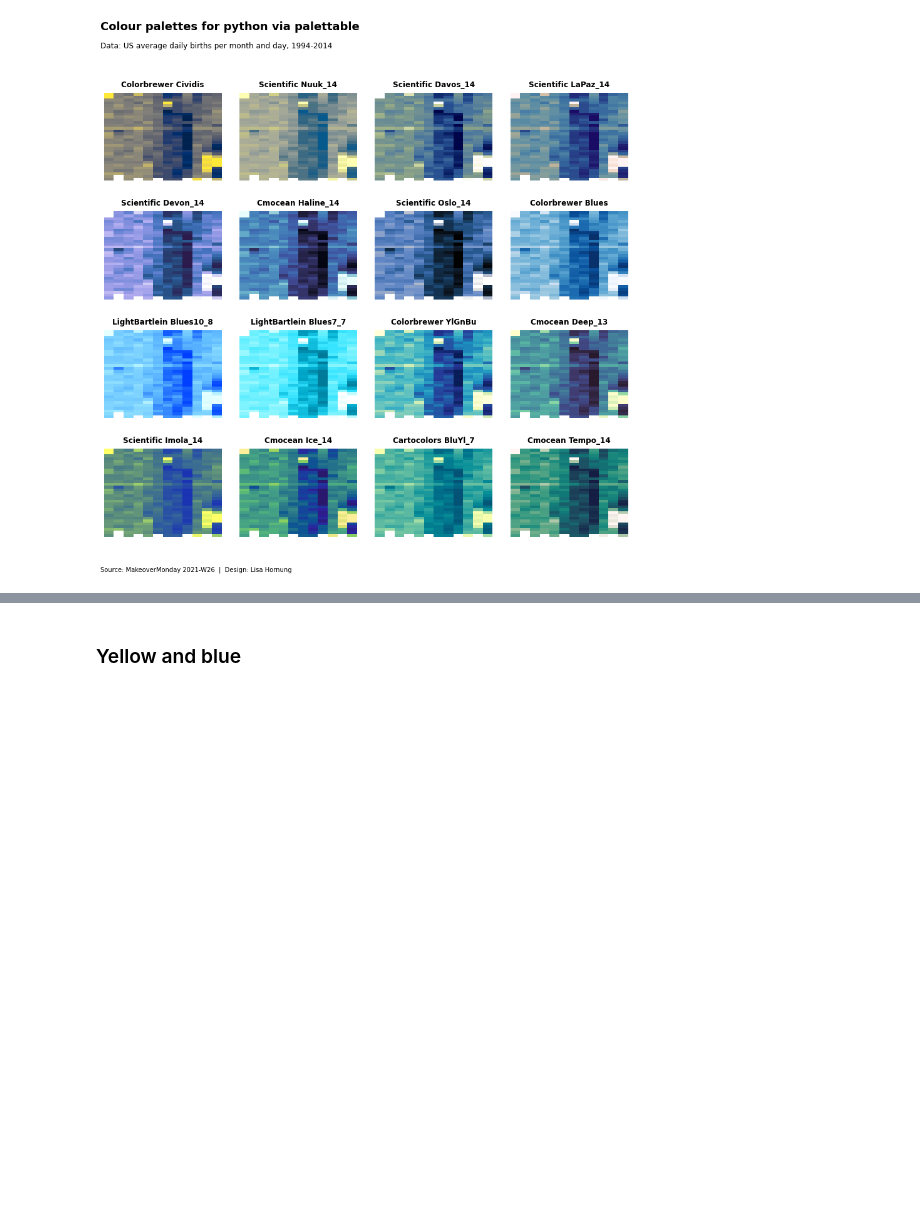
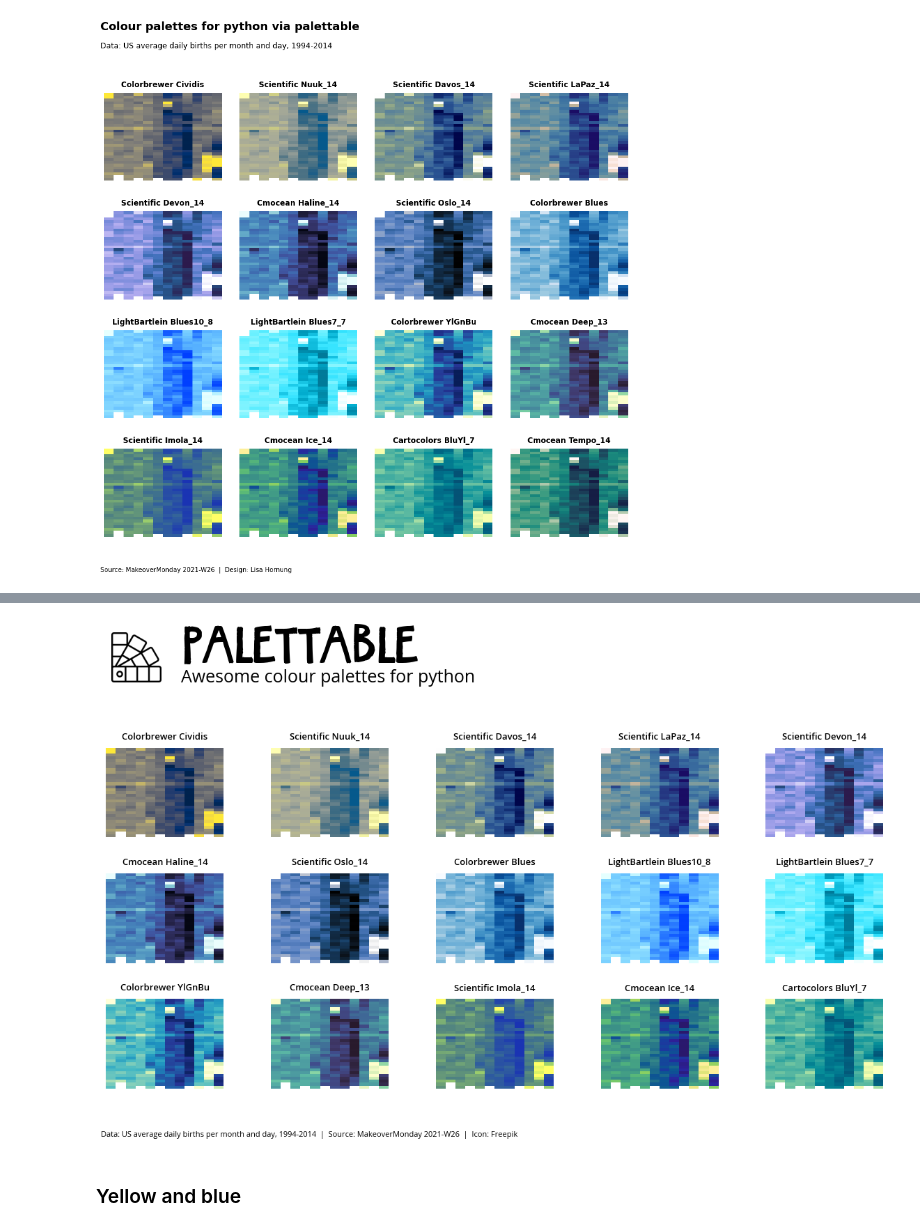
Before and after one commit to Lisa-Ho/makeover-monday, a Jupyter notebook: 2021-W26/MakeoverMonday2021W26.ipynb, the cells around one changed output, grey strips where cells are left out. Drawn from its saved outputs; the diff is of its cells as text; code cells hidden in the pictures; blank space fills up the shorter version.

Commit message:
changed design for palettable

```diff
--- a/2021-W26/MakeoverMonday2021W26.ipynb
+++ b/2021-W26/MakeoverMonday2021W26.ipynb
@@ -110,3 +131,48 @@ plt.show()
+# %%
+title_font = font_manager.FontProperties(fname='C:\\Windows\\Fonts\\ArtYard Thick.ttf')
+subtitle_font = font_manager.FontProperties(fname='C:\\Windows\\Fonts\\OpenSans-SemiBold.ttf')
+label_font = font_manager.FontProperties(fname='C:\\Windows\\Fonts\\OpenSans-Regular.ttf')
+# %%
+cmaps = ["cividis_r", "Nuuk_14", "Davos_14", "LaPaz_14",
+        "Devon_14", "Haline_14", "Oslo_14", "Blues",
+         "Blues10_8","Blues7_7", "YlGnBu",
+          "Deep_13","Imola_14", "Ice_14","BluYl_7"]
+
+#Create plot
+fig, ax = plt.subplots(figsize=(20,9))
+fig.subplots_adjust(wspace = 0.4, hspace = 0.4)
+fig.set_facecolor("#FFFFFF")
+
+pos = 0
+for cmap in cmaps:
+    pos +=1
+
+    #plot
+    plt.subplot(3,5,pos)
+    sns.heatmap(data, cmap=cmap_dict[cmap][1], robust=True, cbar=False)
+    plt.gca().axis('off')
+    plt.title(cmap_dict[cmap][0], fontsize = 13, fontweight='bold', y=1.05, fontproperties=subtitle_font )
+
+#====
+#icon
+newax = fig.add_axes([0.1, 1.025, 0.11, 0.11]) #axes to hold colorbar
+im = plt.imread('pantone.png')
+newax.imshow(im)
+newax.axis('off')
+
+#set main title
+fig.text(0.2,1.09, "Palettable".upper(),fontweight = "bold", fontsize=40, fontproperties=title_font )
+fig.text(0.2,1.025, "Awesome colour palettes for python",fontweight = "bold", fontsize=25, fontproperties=label_font  )
+#fig.text(0.12,0.98, "Data: US average daily births per month and day, 1994-2014",fontweight = "regular", fontsize=12  )
+fig.text(0.12,0.02, "Data: US average daily births per month and day, 1994-2014  |  Source: MakeoverMonday 2021-W26  |  Icon: Freepik ",
+         fontproperties=label_font , fontsize=11  )
+
+#save
+plt.savefig("palettable.png",  dpi=300, pad_inches=0.45)
+
+plt.show()
+# %% [output]
+[figure, added]
 # %% [markdown]
 ### Yellow and blue
 # %%
```
Also changed, not shown: parts of 1 cell of this notebook.
